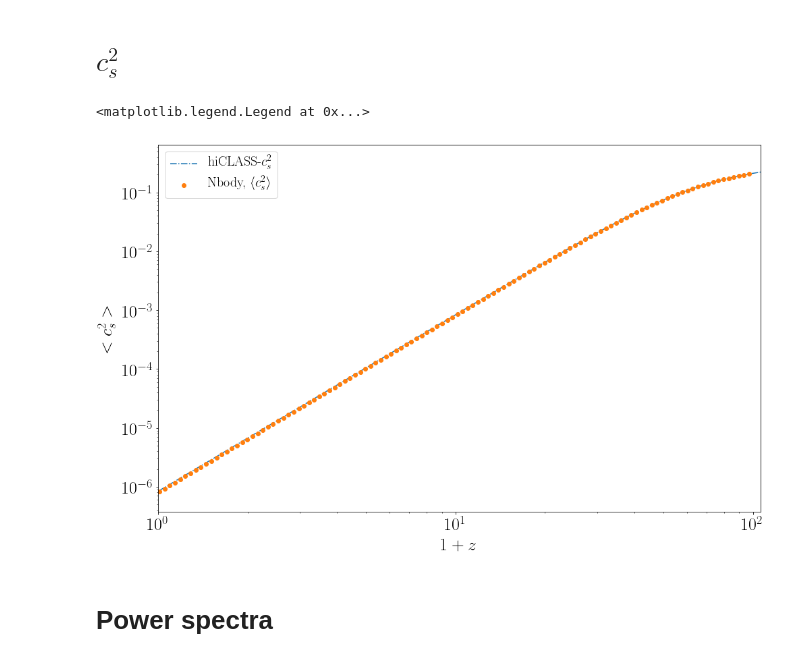
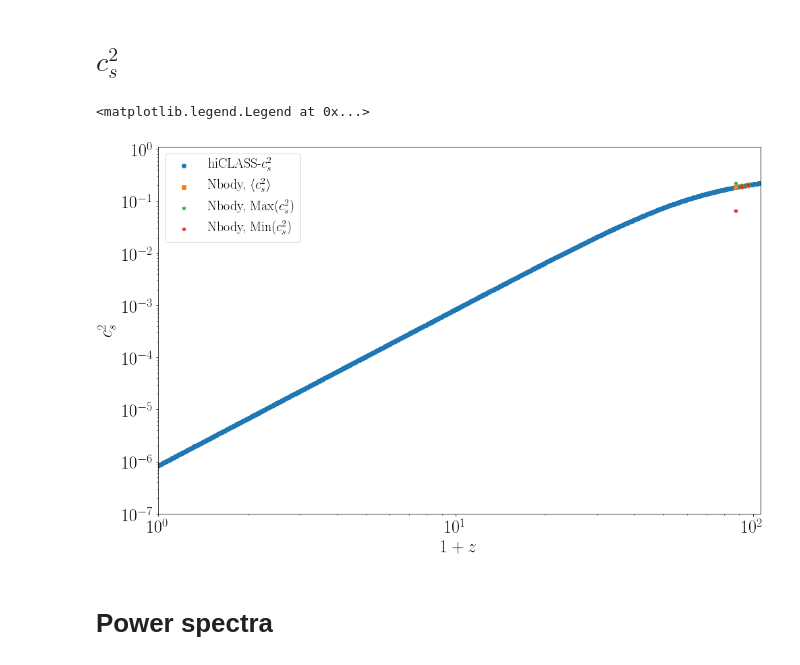
Before and after one commit to FarbodHassani/k-evolution_devel, a Jupyter notebook: Notebooks/kevolution_vs_hiclass.ipynb, the cells around one changed output. Saved outputs shown, nothing was run; the diff lists cells and outputs as text; code cells hidden in the pictures.

Commit message:
Changes for the meeting on 10February 2022
- Let's consider the amplitude over the pi_prime and pi and change the amplitude.

```diff
--- a/Notebooks/kevolution_vs_hiclass.ipynb
+++ b/Notebooks/kevolution_vs_hiclass.ipynb
@@ -66,6 +66,8 @@ files=["Nbody"]
 #############
 for k in files: #method
     print(k)
+    data['Nbody_max'][k]=np.loadtxt("./../output/Results_max.txt");
+    data['Nbody_min'][k]=np.loadtxt("./../output/Results_min.txt");
     data['Nbody'][k]=np.loadtxt("./../output//Result_avg.txt");
     data['Nbody_bg'][k]=np.loadtxt("./../output/file__background.dat");
 
@@ -101,13 +103,13 @@ class_file = data['class']['bg'];
 H_class_interp = interp1d(class_file[:,0], class_file[:,3])
 z = class_file[:,0]
 a = 1./(1+z)
-plt.plot(1+class_file[:,0],class_file[:,3]*a/H_class_interp(0.0),"-.",label=r"hiCLASS-")
+plt.plot(1+class_file[:,0],class_file[:,3]*a/H_class_interp(0.0),"-.",lw=5,label=r"hiCLASS-")
 
 for k in files: #method
     bg_gev = data['Nbody_bg'][k];
     a_gev=bg_gev[:,2]
     zpone= 1./a
-    plt.plot(1./(bg_gev[:,2]),bg_gev[:,3],"o",label="N-body")
+    plt.plot(1./(bg_gev[:,2]),bg_gev[:,3],"o",markersize=4,label="N-body")
 
 plt.ylabel(r"$\mathcal{H}/\mathcal{H}_0$")
 plt.xlabel(r"$1+z$")
@@ -148,8 +150,9 @@ phi_p_hiclass = phi_prime (class_file[:,0])
 
 H0 = H_class(0.0);
 
-plt.plot(1+class_file[:,0],phi_hiclass*H0,"-.",label=r"hiCLASS-$ \mathcal H_0\varphi$")
-plt.plot(1+class_file[:,0], X - X_hat,"-.",label=r"hiCLASS-$\varphi'$")
+plt.plot(1+class_file[:,0],phi_hiclass*H0,"-.",lw=5,label=r"hiCLASS-$ \mathcal H_0\varphi$")
+# plt.plot(1+class_file[:,0], X - X_hat,"-.",lw=5,label=r"hiCLASS-$\delta X$")
+plt.plot(1+class_file[:,0], class_file[:,31],"-.",lw=5,label=r"hiCLASS-$\varphi'$")
 
 
 
@@ -166,16 +169,16 @@ for k in files: #method
 #     phi_gev = interp1d(avg_file_out[:,0],avg_file_out[:,1])
 #     phi_prime_gev = interp1d(avg_file_out[:,0],avg_file_out[:,2])
 
-    plt.plot(1+avg_file_out[:,0],avg_file_out[:,1],".",label=k+r", $\langle \mathcal{H}_0 \varphi \rangle$")
-    plt.plot(1+avg_file_out[:,0],avg_file_out[:,2],".",label=k+r", $\langle \varphi' \rangle$")
+    plt.plot(1+avg_file_out[::2,0],avg_file_out[::2,1],".",label=k+r", $\langle \mathcal{H}_0 \varphi \rangle$")
+    plt.plot(1+avg_file_out[::2,0],avg_file_out[::2,2],".",label=k+r", $\langle \varphi' \rangle$")
 
 
 plt.ylabel(r"$\langle ...\rangle$")
 plt.xlabel(r"$1+z$")
 plt.xlim(1, 130 )
-plt.ylim(1.e-9, 5.e0)
+plt.ylim(1.e-4, 1.e0)
 plt.yscale('log')
 plt.xscale('log')
-plt.legend(fontsize=20)
+plt.legend(fontsize=25)
 # %% [output]
 <matplotlib.legend.Legend at 0x...>
@@ -197,39 +269,55 @@ plt.rc('font', **font)
 class_file = data['class']['bg'];
 cs2_interp = interp1d(class_file[:,0], class_file[:,28])
 redshift = interp1d(class_file[:,0], class_file[:,2])
 
-plt.plot(1+class_file[:,0],class_file[:,28],"-.",label=r"hiCLASS-$c_s^2$")
+plt.plot(1+class_file[:,0],class_file[:,28],"o",lw=5,label=r"hiCLASS-$c_s^2$")
 
 # a = 1./(1+class_file[:,0])
 # X = class_file[:,29]**2/(2.0 * a**2)
 # P =  p(class_file[:,0]);
 # dKdX = (rho(class_file[:,0]) + p(class_file[:,0]))/(2.0 * X)
 # cs2_hiclass = cs2(class_file[:,0]);
 # plt.plot(1+class_file[:,0],cs2_hiclass,"-.",label=r"hiCLASS-$c_s^2$")
 
 
 
 for k in files: #method
-    avg_file_out = data['Nbody'][k];
+    avg_file_out = data['Nbody'][k][::6];
     phi_gev = interp1d(avg_file_out[:,0],avg_file_out[:,1])
     phi_prime_gev = interp1d(avg_file_out[:,0],avg_file_out[:,5])
 
 #     plt.plot(1+avg_file_out[:,0],np.abs(avg_file_out[:,1]),"s",label=k+r", $\langle \varphi \rangle$")
 #     plt.plot(1+avg_file_out[:,0],np.abs(avg_file_out[:,2]),"s",label=k+r", $\langle \varphi' \rangle$")
-    plt.plot(1+avg_file_out[1:,0],avg_file_out[1:,5],"o",label=k+r", $\langle c_s^2 \rangle$")
+    plt.plot(1+avg_file_out[0::2,0],avg_file_out[0::2,5],"s",label=k+r", $\langle c_s^2 \rangle$")
 
+for k in files: #method
+    avg_file_out = data['Nbody_max'][k][::6];
+#     phi_gev = interp1d(avg_file_out[:,0],avg_file_out[:,1])
+#     phi_prime_gev = interp1d(avg_file_out[:,0],avg_file_out[:,5])
 
+#     plt.plot(1+avg_file_out[:,0],np.abs(avg_file_out[:,1]),"s",label=k+r", $\langle \varphi \rangle$")
+#     plt.plot(1+avg_file_out[:,0],np.abs(avg_file_out[:,2]),"s",label=k+r", $\langle \varphi' \rangle$")
+    plt.plot(1+avg_file_out[0::2,0],avg_file_out[0::2,4],"*",label=k+r", Max$(c_s^2)$")
 
-plt.ylabel(r"$<c_s^2>$")
+for k in files: #method
+    avg_file_out = data['Nbody_min'][k][::6];
+#     phi_gev = interp1d(avg_file_out[:,0],avg_file_out[:,1])
+#     phi_prime_gev = interp1d(avg_file_out[:,0],avg_file_out[:,5])
+
+#     plt.plot(1+avg_file_out[:,0],np.abs(avg_file_out[:,1]),"s",label=k+r", $\langle \varphi \rangle$")
+#     plt.plot(1+avg_file_out[:,0],np.abs(avg_file_out[:,2]),"s",label=k+r", $\langle \varphi' \rangle$")
+    plt.plot(1+avg_file_out[0::2,0],np.abs(avg_file_out[0::2,4]),"*",label=k+r", Min$(c_s^2)$")
+
+plt.ylabel(r"$c_s^2$")
 plt.xlabel(r"$1+z$")
 plt.xlim(1, 106 )
-# plt.ylim(1.e-10, 1.1)
+plt.ylim(1.e-7, 1.1)
 plt.yscale('log')
 plt.xscale('log')
 plt.legend(fontsize=20)
 # %% [output]
 <matplotlib.legend.Legend at 0x...>
-[figure, old version]
+[figure, new version]
 # %% [markdown]
 # Power spectra
 # %%
```
Also changed, not shown: parts of 7 cells of this notebook, 6 other files.
